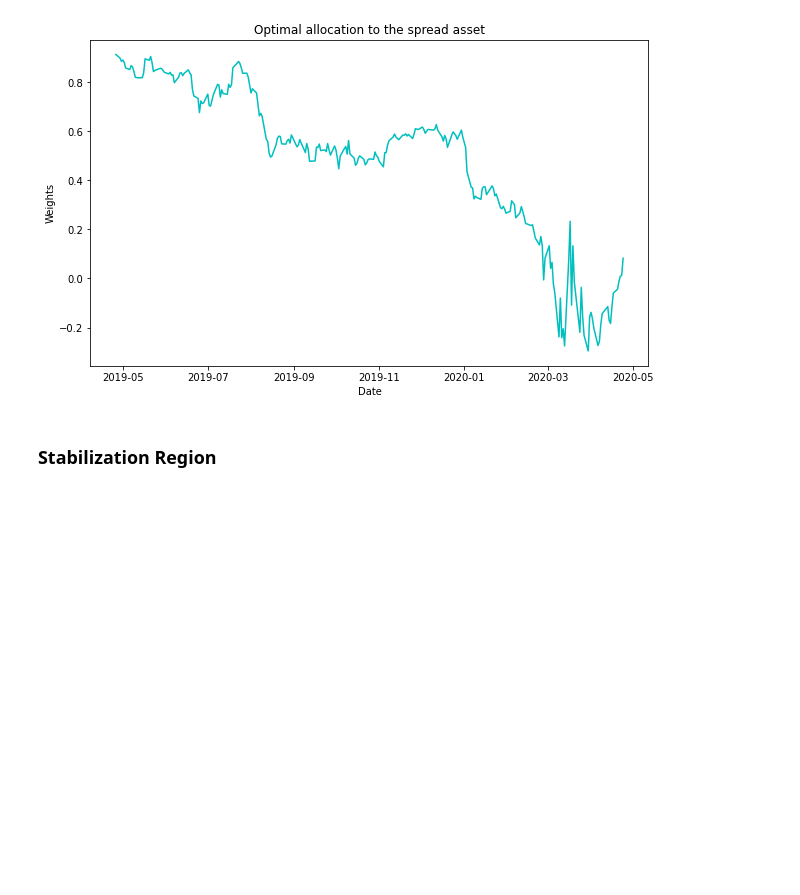
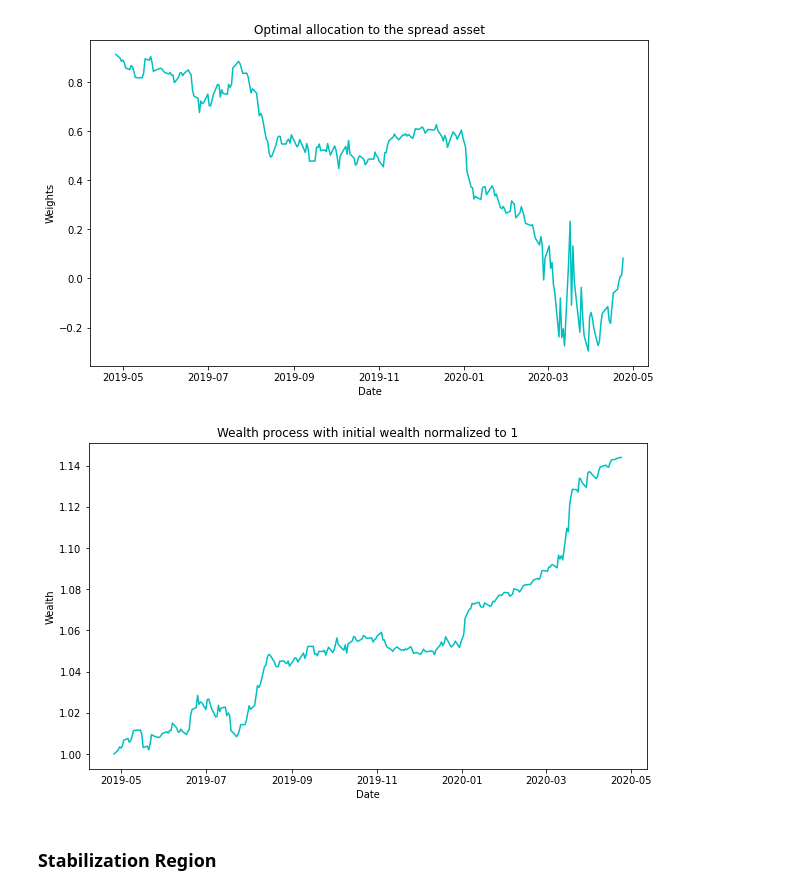
Before and after one commit to hudson-and-thames/arbitrage_research, a Jupyter notebook: Stochastic Control Approach/OU_Model_Jurek.ipynb, the cells around one changed output. Drawn from its saved outputs; the diff is of its cells as text; code cells hidden in the pictures; blank space fills up the shorter version.

```diff
--- a/Stochastic Control Approach/OU_Model_Jurek.ipynb
+++ b/Stochastic Control Approach/OU_Model_Jurek.ipynb
@@ -230,13 +294,19 @@ plt.show()
 
 # Plotting the portfolio weights of the spread asset
 plt.figure(figsize=(10, 6))
-plt.plot(data_test_dataframe.index, sc.optimal_portfolio_weights(data_test_dataframe, gamma=2, utility_type=2), 'c-')
+scaled_weights = sc.optimal_portfolio_weights(data_test_dataframe, gamma=2, utility_type=2)
+plt.plot(data_test_dataframe.index, scaled_weights, 'c-')
 plt.title("Optimal allocation to the spread asset")
 plt.ylabel("Weights")
 plt.xlabel("Date")
 plt.show()
 # %% [output]
 [figure]
+# %%
+# Plotting the corresponding wealth process for the calculated weights above.
+plot_wealth_process(sc, data_test_dataframe, scaled_weights, utility_type = 2)
+# %% [output]
+[figure, added]
 # %% [markdown]
 ### Stabilization Region
 # %% [markdown]
```
Also changed, not shown: parts of 9 cells of this notebook, 1 other file.
